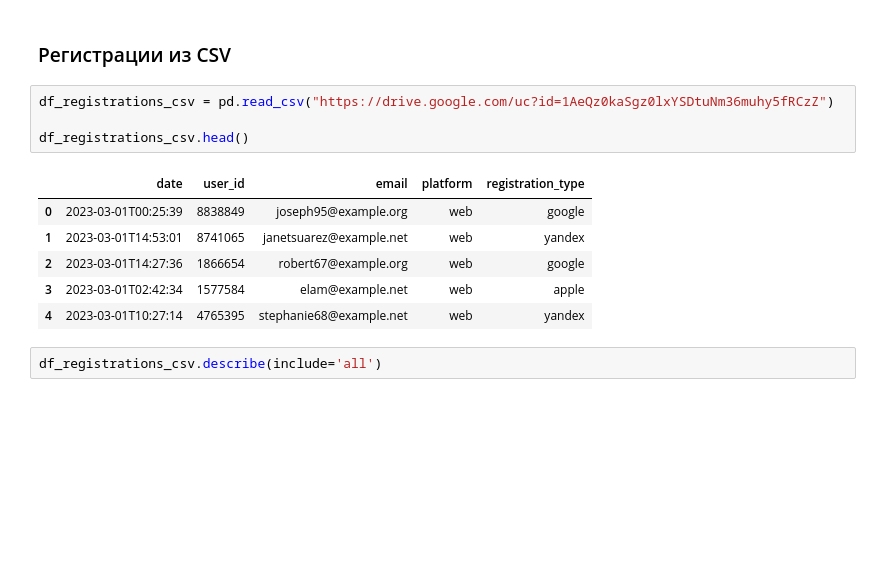
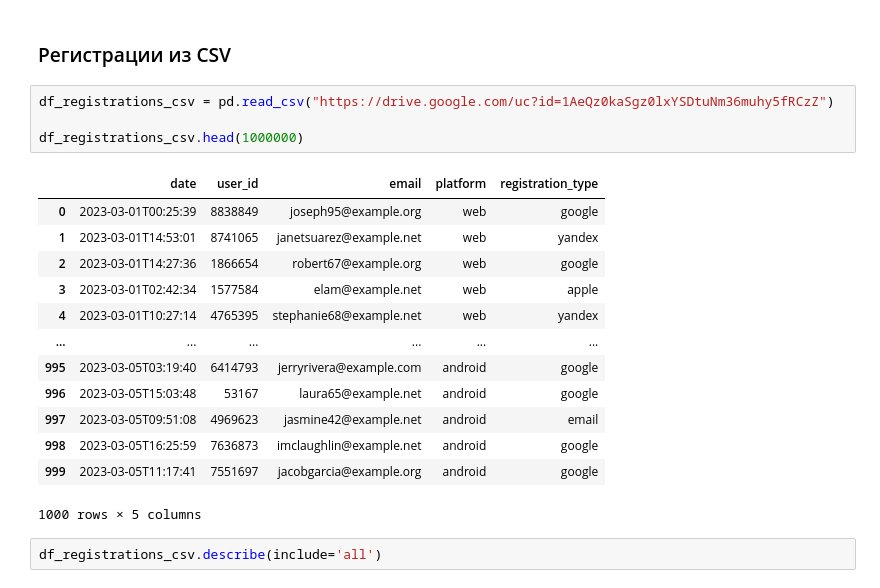
Before and after one commit to MaximManuyko/data-analytics-project-100, a Jupyter notebook: Проект_3.ipynb, the cells around one changed output. Cells and saved outputs as stored; diff of their text form; blank space fills up the shorter version.

```diff
--- a/Проект_3.ipynb
+++ b/Проект_3.ipynb
@@ -74,14 +92,21 @@ df_visits_csv.describe(include='all')
 # %%
 df_registrations_csv = pd.read_csv("https://drive.google.com/uc?id=1AeQz0kaSgz0lxYSDtuNm36muhy5fRCzZ")
 
-df_registrations_csv.head()
+df_registrations_csv.head(1000000)
 # %% [output]
 |  | date | user_id | email | platform | registration_type |
 | 0 | 2023-03-01T00:25:39 | 8838849 | joseph95@example.org | web | google |
 | 1 | 2023-03-01T14:53:01 | 8741065 | janetsuarez@example.net | web | yandex |
 | 2 | 2023-03-01T14:27:36 | 1866654 | robert67@example.org | web | google |
 | 3 | 2023-03-01T02:42:34 | 1577584 | elam@example.net | web | apple |
 | 4 | 2023-03-01T10:27:14 | 4765395 | stephanie68@example.net | web | yandex |
+| ... | ... | ... | ... | ... | ... |
+| 995 | 2023-03-05T03:19:40 | 6414793 | jerryrivera@example.com | android | google |
+| 996 | 2023-03-05T15:03:48 | 53167 | laura65@example.net | android | google |
+| 997 | 2023-03-05T09:51:08 | 4969623 | jasmine42@example.net | android | email |
+| 998 | 2023-03-05T16:25:59 | 7636873 | imclaughlin@example.net | android | google |
+| 999 | 2023-03-05T11:17:41 | 7551697 | jacobgarcia@example.org | android | google |
+1000 rows × 5 columns
 # %%
 df_registrations_csv.describe(include='all')
 # %% [output]
```
Also changed, not shown: parts of 16 cells of this notebook, 10 other files.
